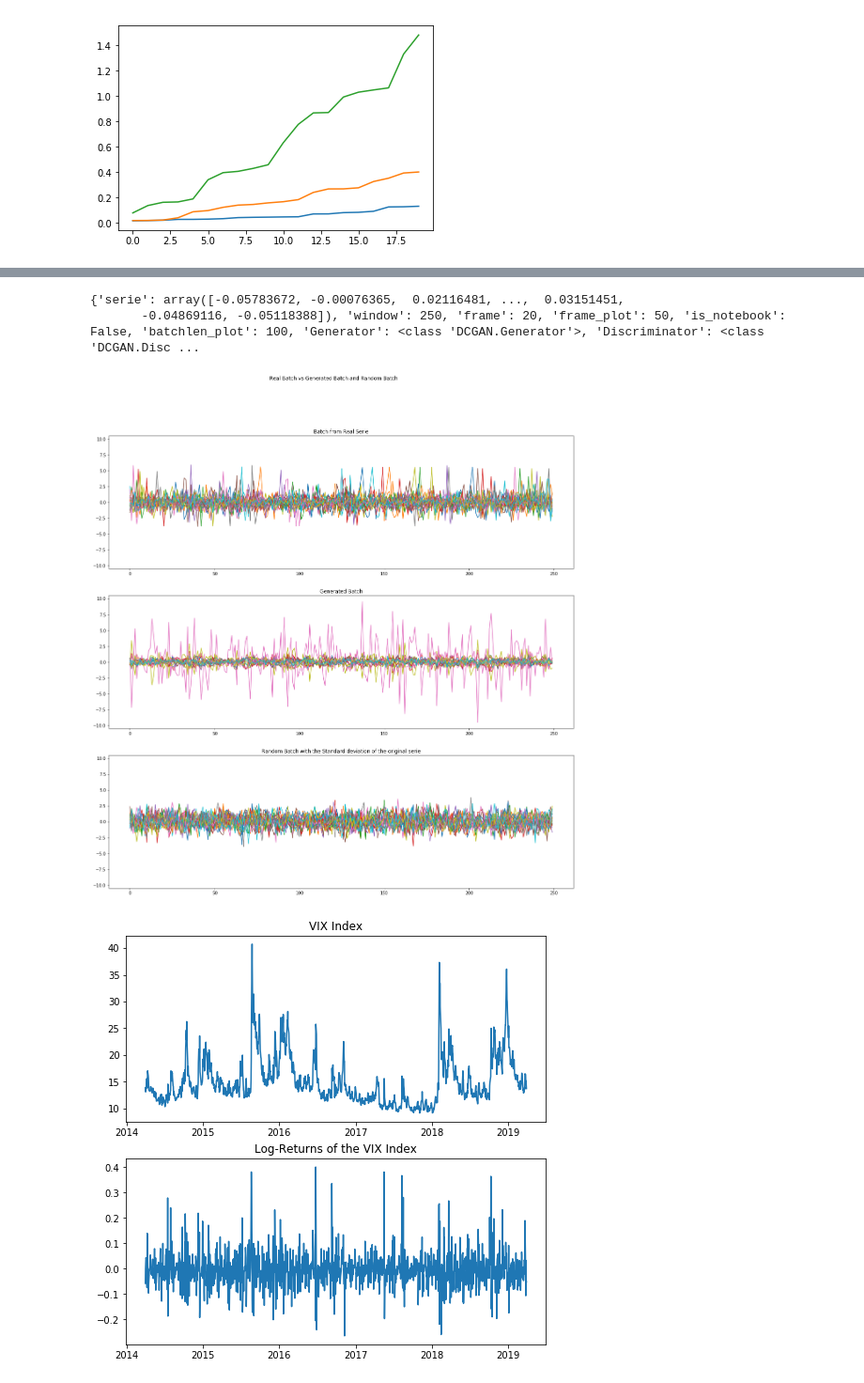
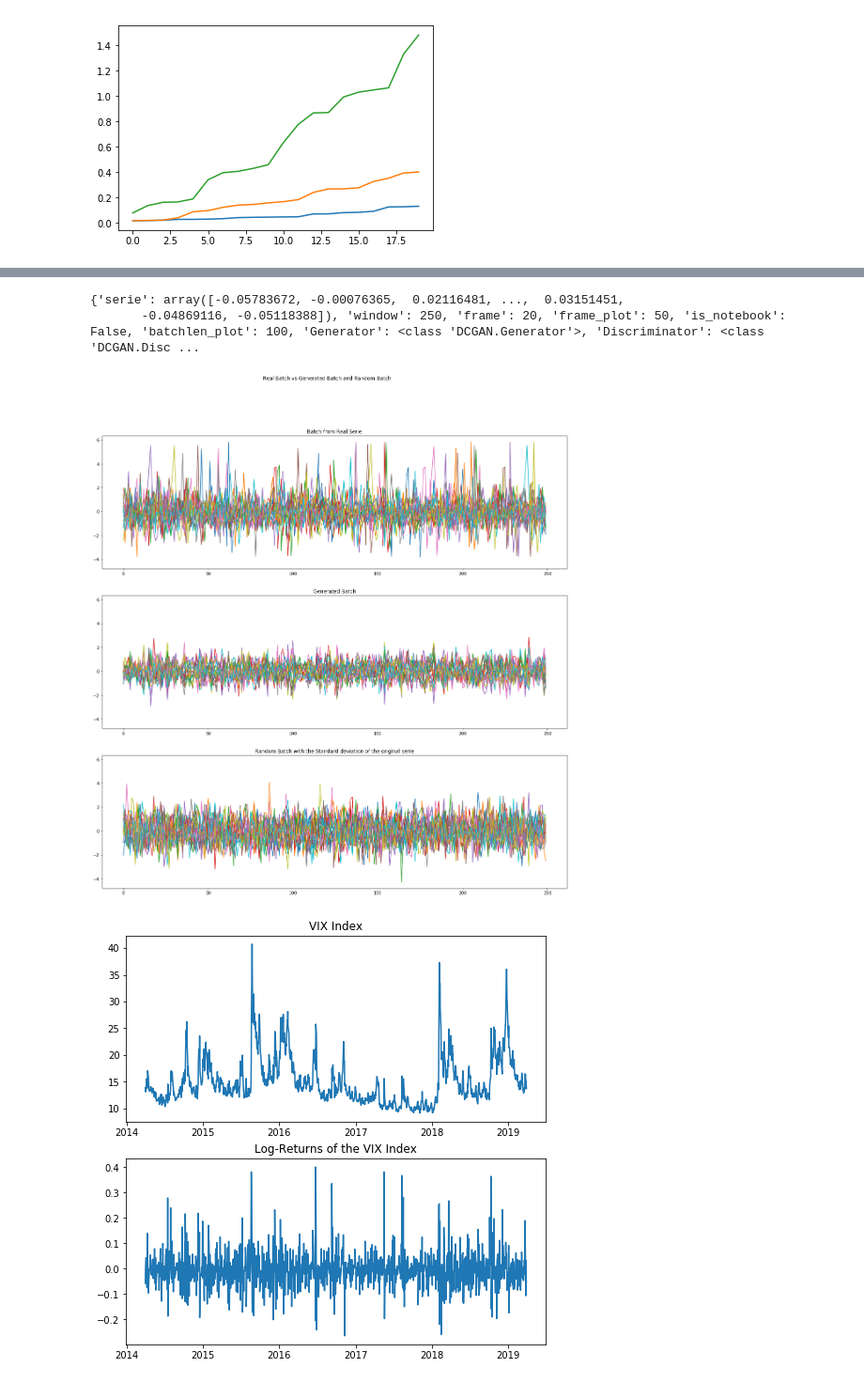
Before and after one commit to DBaudry/Generating_Financial_Time_Series_with_GAN, a Jupyter notebook: Test.ipynb, the cells around one changed output, grey strips where cells are left out. Shown at 94% size. Drawn from its saved outputs; the diff is of its cells as text; code cells hidden in the pictures.

```diff
--- a/Test.ipynb
+++ b/Test.ipynb
@@ -187,10 +377,10 @@ utils.compare_plots(name_best, data, 20, 125, LG, LD)
 # %%
-name_best = n2[order_250[1]]
+name_best = n2[order_250[11]]
 utils.compare_plots(name_best, data, 20, 250, LG, LD)
 # %% [output]
 {'serie': array([-0.05783672, -0.00076365,  0.02116481, ...,  0.03151451,
        -0.04869116, -0.05118388]), 'window': 250, 'frame': 20, 'frame_plot': 50, 'is_notebook': False, 'batchlen_plot': 100, 'Generator': <class 'DCGAN.Generator'>, 'Discriminator': <class 'DCGAN.Disc ...
-[figure, old version]
+[figure, new version]
 # %%
 df = pd.read_csv('VIX.csv', index_col=0, parse_dates=True, dayfirst=True)
 df.iloc[:, 0] = df.iloc[:, 0].astype('float')
```
Also changed, not shown: parts of 35 cells of this notebook, 4 other files.
